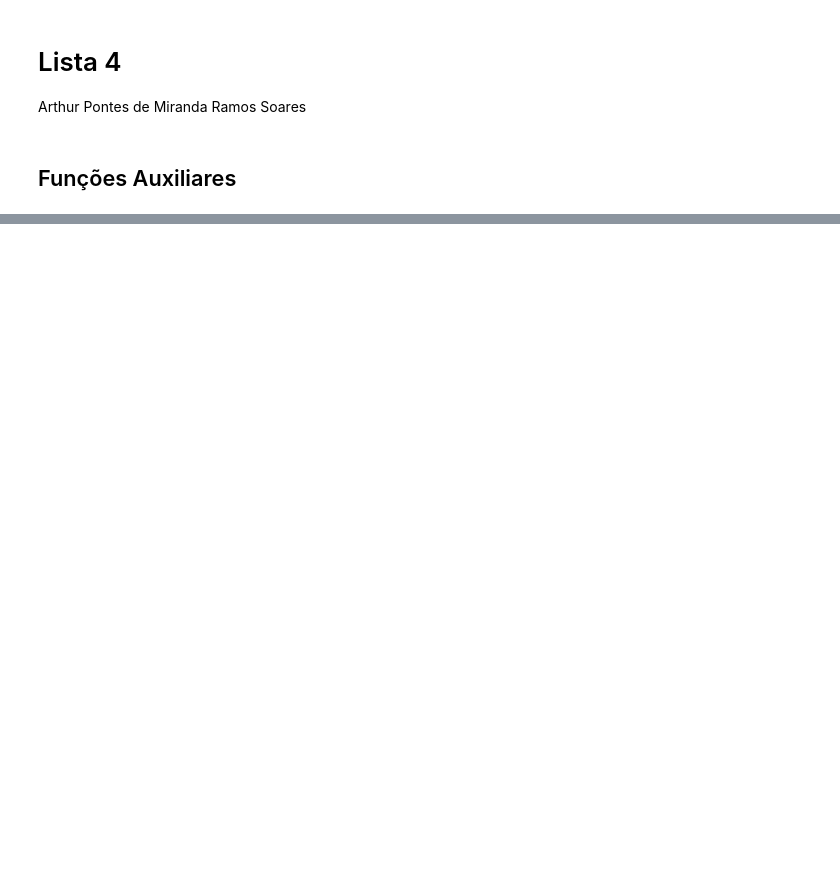
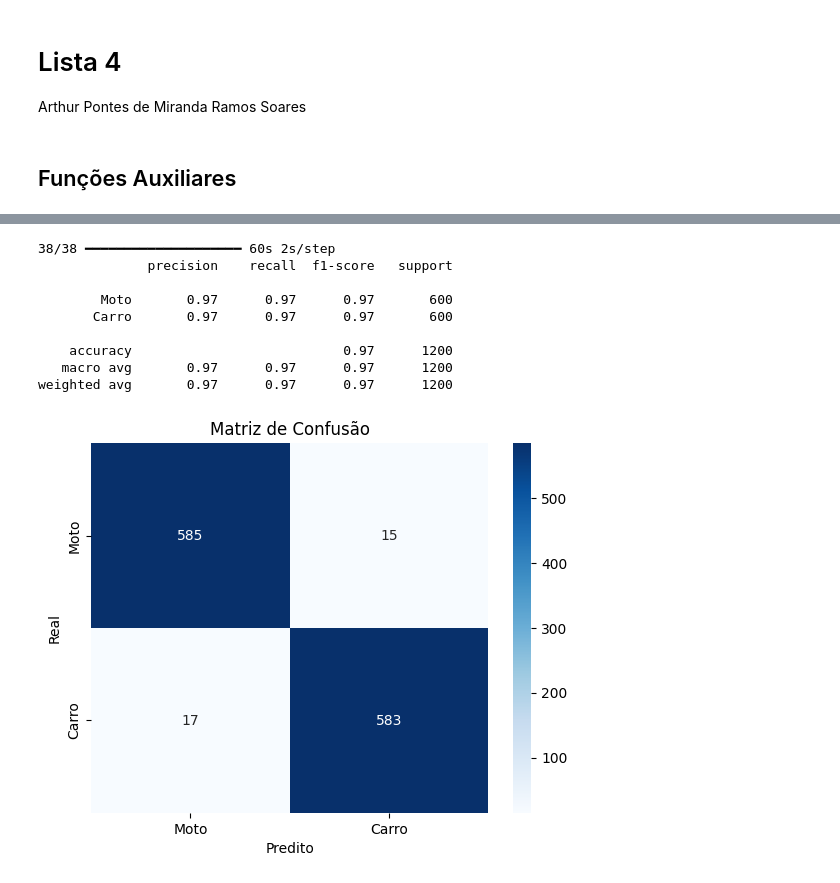
Before and after one commit to Arthurpmrs/cv, a Jupyter notebook: lista4/lista4.ipynb, the cells around one changed output, grey strips where cells are left out. Drawn from its saved outputs; the diff is of its cells as text; code cells hidden in the pictures; blank space fills up the shorter version.

```diff
--- a/lista4/lista4.ipynb
+++ b/lista4/lista4.ipynb
@@ -68,10 +154,0 @@ def extract_features(hog: cv.HOGDescriptor, root: Path) -> dict:
-# %%
-hog = cv.HOGDescriptor(
-    _winSize=(64, 64),
-    _blockSize=(32, 32),
-    _blockStride=(16, 16),
-    _cellSize=(16, 16),
-    _nbins=9,
-)
-
-df = extract_features(hog, Path('./dataset1'))
@@ -152,0 +300,6 @@ plt.show()
+# %%
+# Caminho base do dataset
+root = Path('./dataset1')
+labels = ['Moto', 'Carro']
+train_df, test_df = get_image_dfs(root, labels)
+train_gen, test_gen = get_generators(train_df, test_df)
@@ -152,0 +309,4 @@ plt.show()
+# %%
+model = get_modified_vgg()
+early_stop = EarlyStopping(monitor='val_loss', patience=3, restore_best_weights=True)
+history = model.fit(train_gen, validation_data=test_gen, epochs=6, callbacks=[early_stop])
@@ -152,0 +323,8 @@ plt.show()
+# %%
+y_pred_probs = model.predict(test_gen)
+y_pred = (y_pred_probs > 0.5).astype(int).flatten()
+y_test = test_gen.classes
+
+print(classification_report(y_test, y_pred, target_names=labels))
+generate_cm(y_test, y_pred, labels)
+# %% [output]
@@ -152,0 +332,10 @@ plt.show()
+38/38 ━━━━━━━━━━━━━━━━━━━━ 60s 2s/step
+              precision    recall  f1-score   support
+
+        Moto       0.97      0.97      0.97       600
+       Carro       0.97      0.97      0.97       600
+
+    accuracy                           0.97      1200
+   macro avg       0.97      0.97      0.97      1200
+weighted avg       0.97      0.97      0.97      1200
+[figure, added]
```
Also changed, not shown: parts of 25 cells of this notebook, 2 other files.
